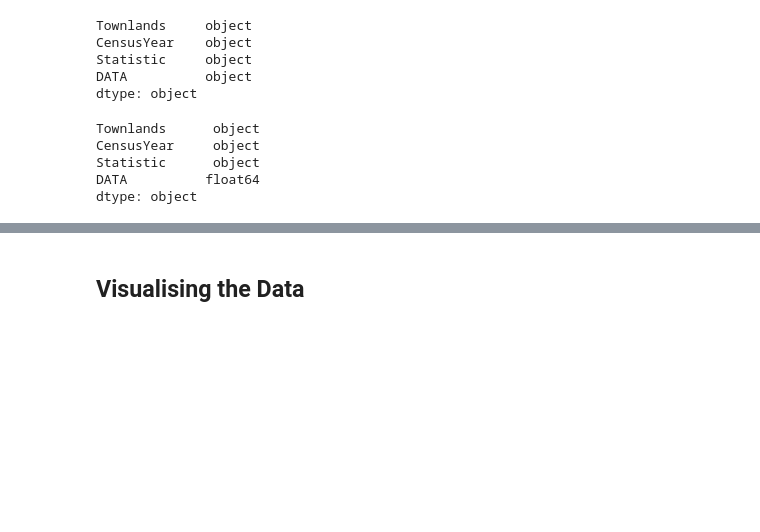
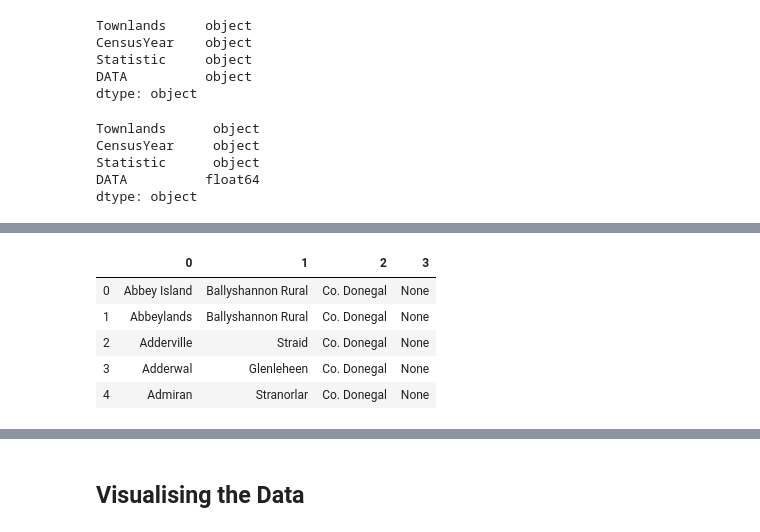
Before and after one commit to declanbarr/donegal-population, a Jupyter notebook: donegalPopulation.ipynb, the cells around one changed output, grey strips where cells are left out. Drawn from its saved outputs; the diff is of its cells as text; code cells hidden in the pictures; blank space fills up the shorter version.

```diff
--- a/donegalPopulation.ipynb
+++ b/donegalPopulation.ipynb
@@ -87,0 +91,12 @@ df.head(10)
+# %%
+# Splitting the townlands index by the ','
+townlandsDF = pd.DataFrame(df.index.str.split(", ").values.tolist())
+
+townlandsDF.head()
+# %% [output]
+|  | 0 | 1 | 2 | 3 |
+| 0 | Abbey Island | Ballyshannon Rural | Co. Donegal | None |
+| 1 | Abbeylands | Ballyshannon Rural | Co. Donegal | None |
+| 2 | Adderville | Straid | Co. Donegal | None |
+| 3 | Adderwal | Glenleheen | Co. Donegal | None |
+| 4 | Admiran | Stranorlar | Co. Donegal | None |
```
Also changed, not shown: parts of 22 cells of this notebook.
